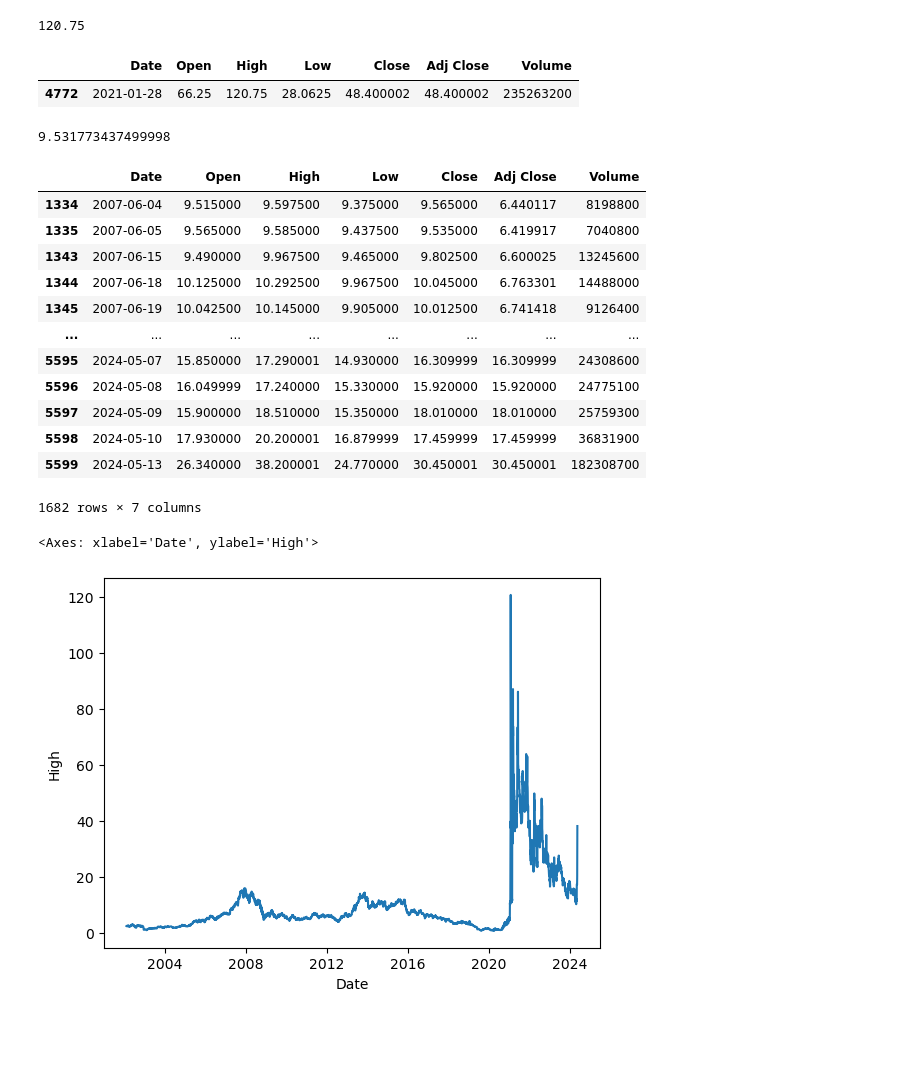
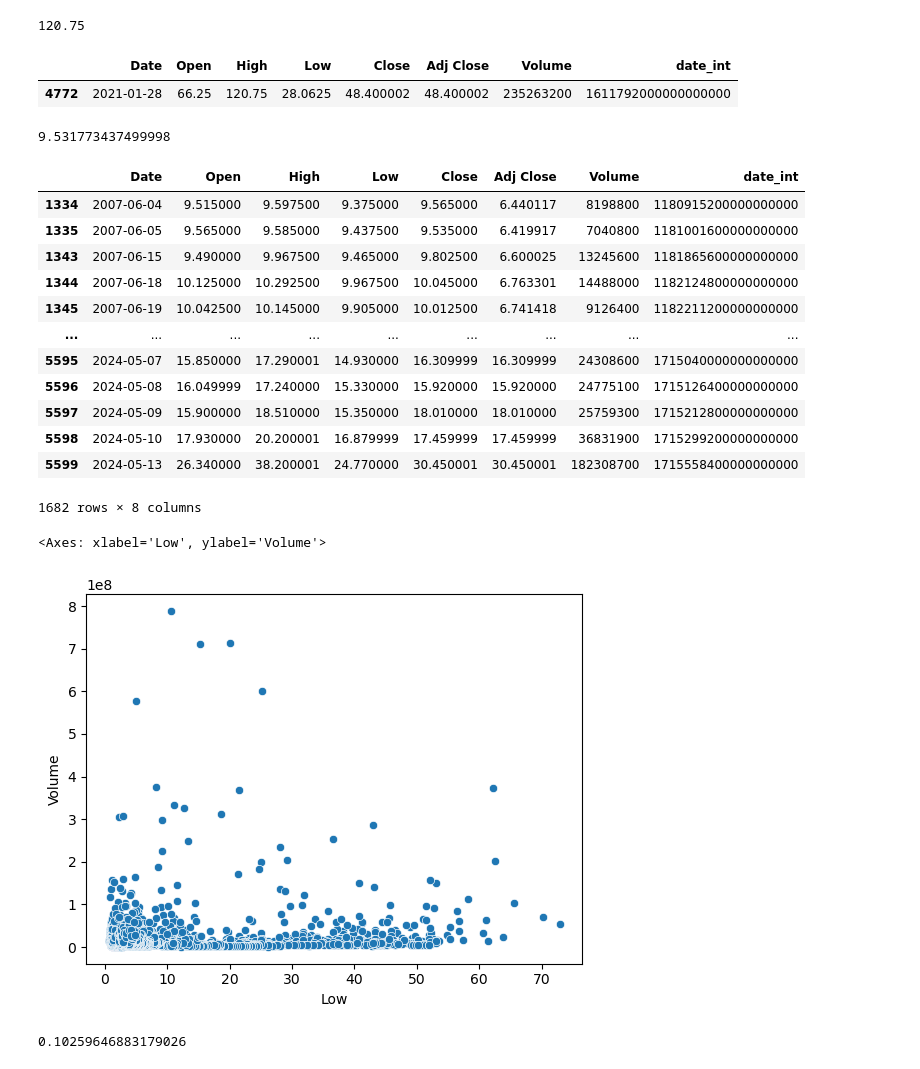
Before and after one commit to whoshilo/AI, a Jupyter notebook: Semester 1/Stocks/2002 was the WORST year of my life.ipynb, the cells around one changed output. Saved outputs shown, nothing was run; the diff lists cells and outputs as text; code cells hidden in the pictures; blank space fills up the shorter version.

```diff
--- a/Semester 1/Stocks/2002 was the WORST year of my life.ipynb
+++ b/Semester 1/Stocks/2002 was the WORST year of my life.ipynb
@@ -20,6 +21,8 @@ Data columns (total 7 columns):
  6   Volume     5600 non-null   int64
 dtypes: datetime64[ns](1), float64(5), int64(1)
 memory usage: 306.4 KB
+# %%
+df['date_int'] = df['Date'].astype('int64')
 # %%
 df['High'].max()
 # %% [output]
@@ -27,8 +30,8 @@ df['High'].max()
 # %%
 df[df['High'] == 120.75]
 # %% [output]
-|  | Date | Open | High | Low | Close | Adj Close | Volume |
-| 4772 | 2021-01-28 | 66.25 | 120.75 | 28.0625 | 48.400002 | 48.400002 | 235263200 |
+|  | Date | Open | High | Low | Close | Adj Close | Volume | date_int |
+| 4772 | 2021-01-28 | 66.25 | 120.75 | 28.0625 | 48.400002 | 48.400002 | 235263200 | 1611792000000000000 |
 # %%
 df['High'].mean()
 # %% [output]
@@ -36,21 +39,25 @@ df['High'].mean()
 # %%
 df[df['High'] >= 9.531]
 # %% [output]
-|  | Date | Open | High | Low | Close | Adj Close | Volume |
-| 1334 | 2007-06-04 | 9.515000 | 9.597500 | 9.375000 | 9.565000 | 6.440117 | 8198800 |
-| 1335 | 2007-06-05 | 9.565000 | 9.585000 | 9.437500 | 9.535000 | 6.419917 | 7040800 |
-| 1343 | 2007-06-15 | 9.490000 | 9.967500 | 9.465000 | 9.802500 | 6.600025 | 13245600 |
-| 1344 | 2007-06-18 | 10.125000 | 10.292500 | 9.967500 | 10.045000 | 6.763301 | 14488000 |
-| 1345 | 2007-06-19 | 10.042500 | 10.145000 | 9.905000 | 10.012500 | 6.741418 | 9126400 |
-| ... | ... | ... | ... | ... | ... | ... | ... |
-| 5595 | 2024-05-07 | 15.850000 | 17.290001 | 14.930000 | 16.309999 | 16.309999 | 24308600 |
-| 5596 | 2024-05-08 | 16.049999 | 17.240000 | 15.330000 | 15.920000 | 15.920000 | 24775100 |
-| 5597 | 2024-05-09 | 15.900000 | 18.510000 | 15.350000 | 18.010000 | 18.010000 | 25759300 |
-| 5598 | 2024-05-10 | 17.930000 | 20.200001 | 16.879999 | 17.459999 | 17.459999 | 36831900 |
-| 5599 | 2024-05-13 | 26.340000 | 38.200001 | 24.770000 | 30.450001 | 30.450001 | 182308700 |
+|  | Date | Open | High | Low | Close | Adj Close | Volume | date_int |
+| 1334 | 2007-06-04 | 9.515000 | 9.597500 | 9.375000 | 9.565000 | 6.440117 | 8198800 | 1180915200000000000 |
+| 1335 | 2007-06-05 | 9.565000 | 9.585000 | 9.437500 | 9.535000 | 6.419917 | 7040800 | 1181001600000000000 |
+| 1343 | 2007-06-15 | 9.490000 | 9.967500 | 9.465000 | 9.802500 | 6.600025 | 13245600 | 1181865600000000000 |
+| 1344 | 2007-06-18 | 10.125000 | 10.292500 | 9.967500 | 10.045000 | 6.763301 | 14488000 | 1182124800000000000 |
+| 1345 | 2007-06-19 | 10.042500 | 10.145000 | 9.905000 | 10.012500 | 6.741418 | 9126400 | 1182211200000000000 |
+| ... | ... | ... | ... | ... | ... | ... | ... | ... |
+| 5595 | 2024-05-07 | 15.850000 | 17.290001 | 14.930000 | 16.309999 | 16.309999 | 24308600 | 1715040000000000000 |
+| 5596 | 2024-05-08 | 16.049999 | 17.240000 | 15.330000 | 15.920000 | 15.920000 | 24775100 | 1715126400000000000 |
+| 5597 | 2024-05-09 | 15.900000 | 18.510000 | 15.350000 | 18.010000 | 18.010000 | 25759300 | 1715212800000000000 |
+| 5598 | 2024-05-10 | 17.930000 | 20.200001 | 16.879999 | 17.459999 | 17.459999 | 36831900 | 1715299200000000000 |
+| 5599 | 2024-05-13 | 26.340000 | 38.200001 | 24.770000 | 30.450001 | 30.450001 | 182308700 | 1715558400000000000 |
-1682 rows × 7 columns
+1682 rows × 8 columns
 # %%
-sns.lineplot(data = df, y = 'High', x='Date')
+sns.scatterplot(data = df, x = 'Low', y='Volume')
 # %% [output]
-<Axes: xlabel='Date', ylabel='High'>
+<Axes: xlabel='Low', ylabel='Volume'>
-[figure, old version]
+[figure, new version]
+# %%
+ df['Low'].corr(df['Volume'])
+# %% [output]
+0.10259646883179026
```
Also changed, not shown: parts of 11 cells of this notebook.
